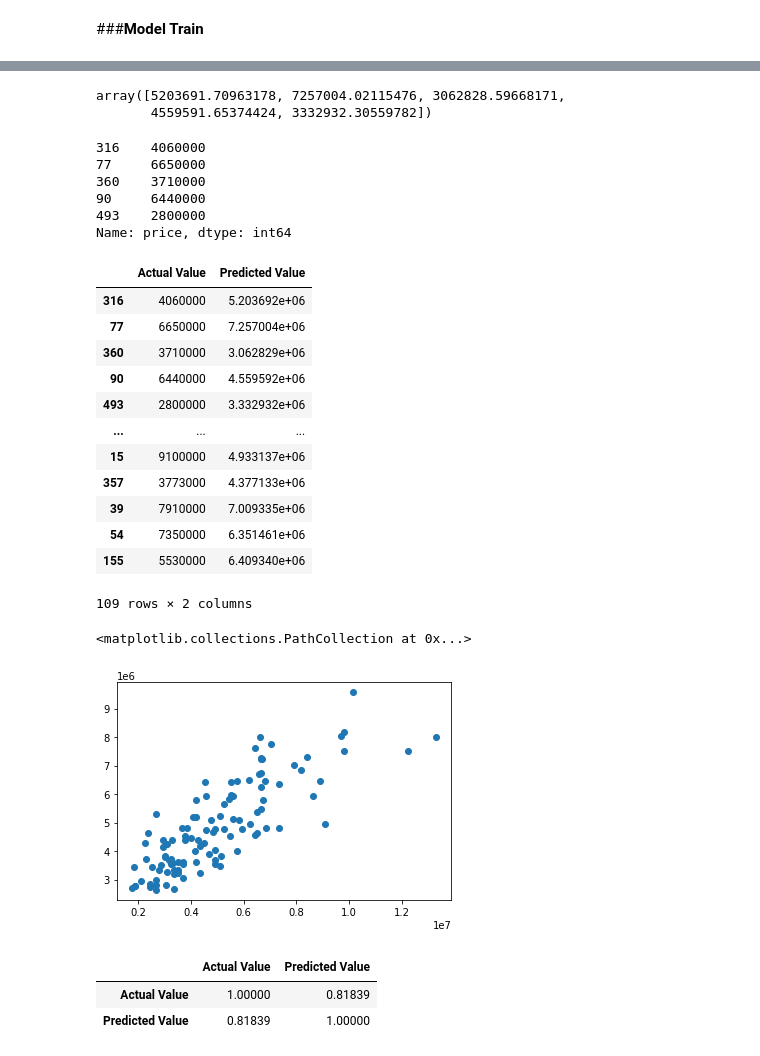
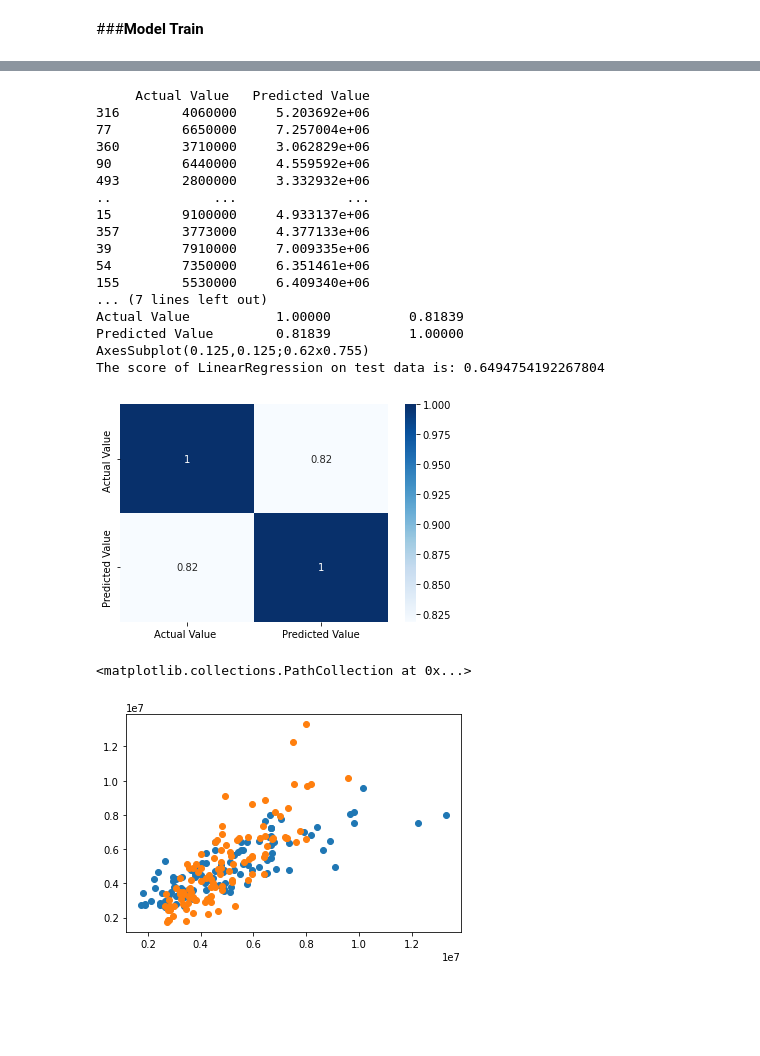
Before and after one commit to het1752/machine-learning, a Jupyter notebook: Housing_price_Prediction.ipynb, the cells around one changed output, grey strips where cells are left out. Drawn from its saved outputs; the diff is of its cells as text; code cells hidden in the pictures; blank space fills up the shorter version.

```diff
--- a/Housing_price_Prediction.ipynb
+++ b/Housing_price_Prediction.ipynb
@@ -325,14 +303,0 @@ pred_y=model.predict(x_test)
-# %%
-pred_y[0:5]
-# %% [output]
-array([5203691.70963178, 7257004.02115476, 3062828.59668171,
-       4559591.65374424, 3332932.30559782])
-# %%
-y_test[0:5]
-# %% [output]
-316    4060000
-77     6650000
-360    3710000
-90     6440000
-493    2800000
-Name: price, dtype: int64
@@ -341,27 +304,39 @@ pred_df=pd.DataFrame({"Actual Value ":y_test,"Predicted Value":pred_y})
-# %%
-pred_df
-# %% [output]
-|  | Actual Value | Predicted Value |
-| 316 | 4060000 | 5.203692e+06 |
-| 77 | 6650000 | 7.257004e+06 |
-| 360 | 3710000 | 3.062829e+06 |
-| 90 | 6440000 | 4.559592e+06 |
-| 493 | 2800000 | 3.332932e+06 |
-| ... | ... | ... |
-| 15 | 9100000 | 4.933137e+06 |
-| 357 | 3773000 | 4.377133e+06 |
-| 39 | 7910000 | 7.009335e+06 |
-| 54 | 7350000 | 6.351461e+06 |
-| 155 | 5530000 | 6.409340e+06 |
-109 rows × 2 columns
+# %%
+#LinearRegression
+from sklearn.linear_model import LinearRegression
+model0=LinearRegression()
+model0.fit(x_train,y_train)
+pred_y0=model0.predict(x_test)
+pred_df=pd.DataFrame({"Actual Value ":y_test,"Predicted Value":pred_y0})
+print(pred_df)
+print("intercept of model is : ",model0.intercept_)
+print("coef. of model is : ",model0.coef_)
+print(pred_df.corr())
+print(sns.heatmap(pred_df.corr(),annot=True,cmap="Blues"))
+test_score = model0.score(x_test, y_test)
+print("The score of LinearRegression on test data is:", test_score)
+# %% [output]
+     Actual Value   Predicted Value
+316        4060000     5.203692e+06
+77         6650000     7.257004e+06
+360        3710000     3.062829e+06
+90         6440000     4.559592e+06
+493        2800000     3.332932e+06
+..             ...              ...
+15         9100000     4.933137e+06
+357        3773000     4.377133e+06
+39         7910000     7.009335e+06
+54         7350000     6.351461e+06
+155        5530000     6.409340e+06
+... (7 lines left out)
+Actual Value           1.00000          0.81839
+Predicted Value        0.81839          1.00000
+AxesSubplot(0.125,0.125;0.62x0.755)
+The score of LinearRegression on test data is: 0.6494754192267804
+[figure, added]
 # %%
-plt.scatter(y_test,pred_y)
+plt.scatter(y_test,pred_y0)
+plt.scatter(pred_y0,y_test)
 # %% [output]
 <matplotlib.collections.PathCollection at 0x...>
-[figure, old version]
+[figure, new version]
-# %%
-pred_df.corr()
-# %% [output]
-|  | Actual Value | Predicted Value |
-| Actual Value | 1.00000 | 0.81839 |
-| Predicted Value | 0.81839 | 1.00000 |
```
Also changed, not shown: parts of 17 cells of this notebook.
